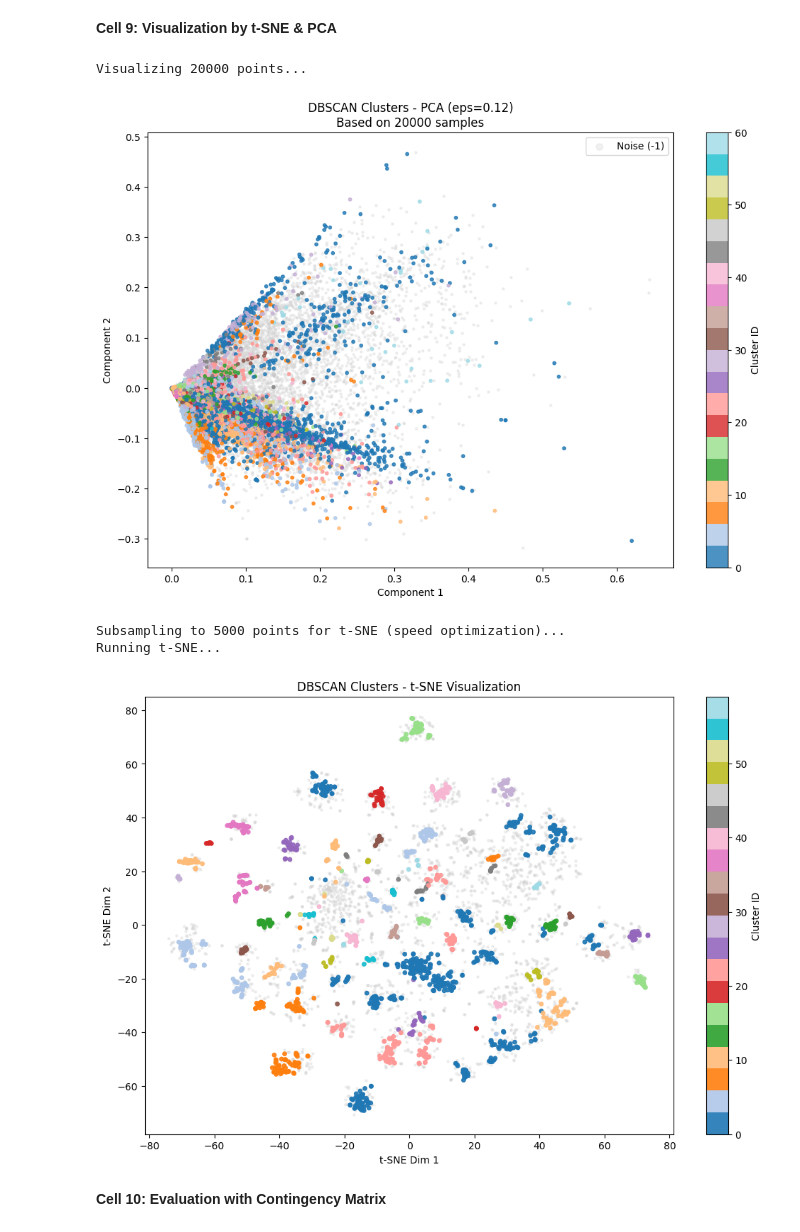
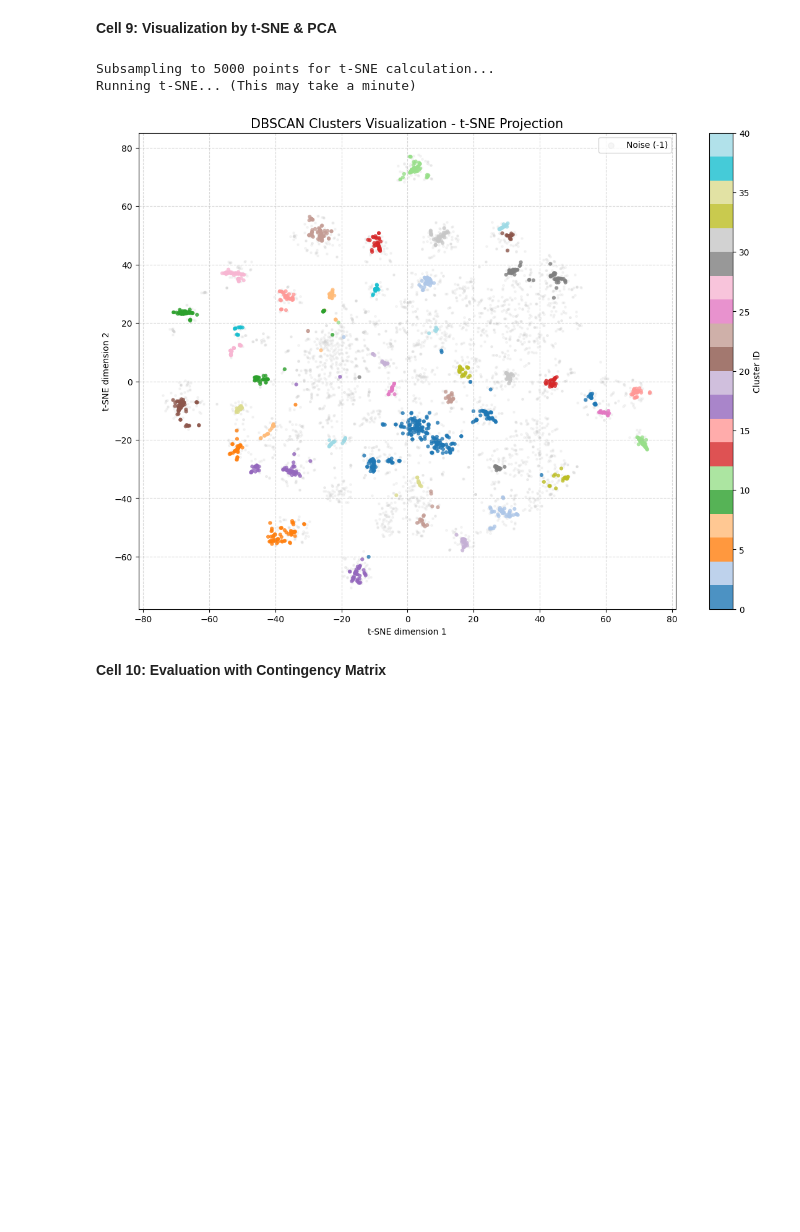
Before and after one commit to eliyahuav/NLP-project, a Jupyter notebook: PART4_CLUSTERING.ipynb, the cells around one changed output. Drawn from its saved outputs; the diff is of its cells as text; code cells hidden in the pictures; blank space fills up the shorter version.

```diff
--- a/PART4_CLUSTERING.ipynb
+++ b/PART4_CLUSTERING.ipynb
@@ -370,7 +370,7 @@ else:
 print(f"Running DBSCAN on {X_subset.shape[0]} samples...")
 
 # 2. הרצת DBSCAN
-dbscan = DBSCAN(eps=0.1, min_samples=20, metric='cosine', n_jobs=-1) #.........................................................................
+dbscan = DBSCAN(eps=0.1, min_samples=50, metric='cosine', n_jobs=-1) #.........................................................................
 dbscan_labels = dbscan.fit_predict(X_subset)
 print("DBSCAN finished!")
 
@@ -474,80 +474,63 @@ Analysis Complete.
 # %%
 import matplotlib.pyplot as plt
 import seaborn as sns
 from sklearn.manifold import TSNE
-from sklearn.decomposition import TruncatedSVD
 import pandas as pd
 import numpy as np
 
-# שימוש במשתנים שיצרת בתא הקודם
-# מנגנון בטיחות: מוודא שהמשתנים קיימים
+# בדיקת משתנים
 if 'X_subset' not in locals() or 'dbscan_labels' not in locals():
     raise ValueError("Missing variables! Please run the sampling & DBSCAN cell first.")
 
 labels_to_plot = dbscan_labels
 X_plot_data = X_subset
 
-print(f"Visualizing {len(labels_to_plot)} points...")
-
-# הכנת דאטה פריים לציור
-plot_df = pd.DataFrame(X_plot_data[:, :2], columns=['x', 'y'])
-plot_df['label'] = labels_to_plot
-
-# --- Plot 1: PCA (2D) ---
-plt.figure(figsize=(12, 8))
-
-# ציור רעש (-1) באפור בהיר
-noise_data = plot_df[plot_df['label'] == -1]
-plt.scatter(noise_data['x'], noise_data['y'], c='lightgray', label='Noise (-1)', s=5, alpha=0.3)
-
-# ציור האשכולות האמיתיים בצבע
-cluster_data = plot_df[plot_df['label'] != -1]
-scatter = plt.scatter(cluster_data['x'], cluster_data['y'], c=cluster_data['label'], cmap='tab20', s=10, alpha=0.8)
-
-plt.title(f'DBSCAN Clusters - PCA (eps=0.12)\nBased on {len(plot_df)} samples')
-plt.xlabel('Component 1')
-plt.ylabel('Component 2')
-if not cluster_data.empty:
-    plt.colorbar(scatter, label='Cluster ID')
-plt.legend(markerscale=3)
-plt.show()
-
-# --- Plot 2: t-SNE ---
-# דגימה נוספת רק אם המדגם עדיין גדול מדי ל-t-SNE (מעל 5000)
+# הגבלת דגימה ל-t-SNE (אופטימיזציה)
 TSNE_LIMIT = 5000
-
 if len(labels_to_plot) > TSNE_LIMIT:
-    print(f"\nSubsampling to {TSNE_LIMIT} points for t-SNE (speed optimization)...")
+    print(f"Subsampling to {TSNE_LIMIT} points for t-SNE calculation...")
     np.random.seed(42)
     indices_tsne = np.random.choice(len(labels_to_plot), TSNE_LIMIT, replace=False)
     X_tsne_input = X_plot_data[indices_tsne]
     labels_tsne = labels_to_plot[indices_tsne]
 else:
     X_tsne_input = X_plot_data
     labels_tsne = labels_to_plot
 
-print("Running t-SNE...")
-tsne = TSNE(n_components=2, random_state=42, init='pca', learning_rate='auto')
+print("Running t-SNE... (This may take a minute)")
+tsne = TSNE(n_components=2, random_state=42, init='pca', learning_rate='auto', perplexity=30)
 X_tsne_2d = tsne.fit_transform(X_tsne_input)
 
-# ציור t-SNE
-plt.figure(figsize=(12, 8))
+# יצירת התרשים
+plt.figure(figsize=(14, 10))
+
+# הפרדה בין רעש לאשכולות
 noise_mask = (labels_tsne == -1)
-plt.scatter(X_tsne_2d[noise_mask, 0], X_tsne_2d[noise_mask, 1], c='lightgray', label='Noise (-1)', s=5, alpha=0.3)
-scatter = plt.scatter(X_tsne_2d[~noise_mask, 0], X_tsne_2d[~noise_mask, 1], c=labels_tsne[~noise_mask], cmap='tab20', s=15, alpha=0.9)
+cluster_mask = ~noise_mask
 
-plt.title('DBSCAN Clusters - t-SNE Visualization')
-plt.xlabel('t-SNE Dim 1')
-plt.ylabel('t-SNE Dim 2')
-if np.sum(~noise_mask) > 0:
+# ציור הרעש (Noise) באפור בהיר מאוד
+plt.scatter(X_tsne_2d[noise_mask, 0], X_tsne_2d[noise_mask, 1],
+            c='lightgray', label='Noise (-1)', s=5, alpha=0.2)
+
+# ציור האשכולות (Clusters)
+scatter = plt.scatter(X_tsne_2d[cluster_mask, 0], X_tsne_2d[cluster_mask, 1],
+            c=labels_tsne[cluster_mask], cmap='tab20', s=20, alpha=0.8, edgecolors='none')
+
+plt.title('DBSCAN Clusters Visualization - t-SNE Projection', fontsize=15)
+plt.xlabel('t-SNE dimension 1')
+plt.ylabel('t-SNE dimension 2')
+
+# הוספת Colorbar רק אם יש אשכולות
+if np.any(cluster_mask):
     plt.colorbar(scatter, label='Cluster ID')
+
+plt.legend(markerscale=3, loc='upper right')
+plt.grid(True, linestyle='--', alpha=0.5)
 plt.show()
 # %% [output]
-Visualizing 20000 points...
+Subsampling to 5000 points for t-SNE calculation...
+Running t-SNE... (This may take a minute)
-[figure, old version]
+[figure, new version]
-Subsampling to 5000 points for t-SNE (speed optimization)...
-Running t-SNE...
-[figure, removed]
 # %% [markdown]
 **Cell 10: Evaluation with Contingency Matrix**
 # %%
```
Also changed, not shown: parts of 5 cells of this notebook.
